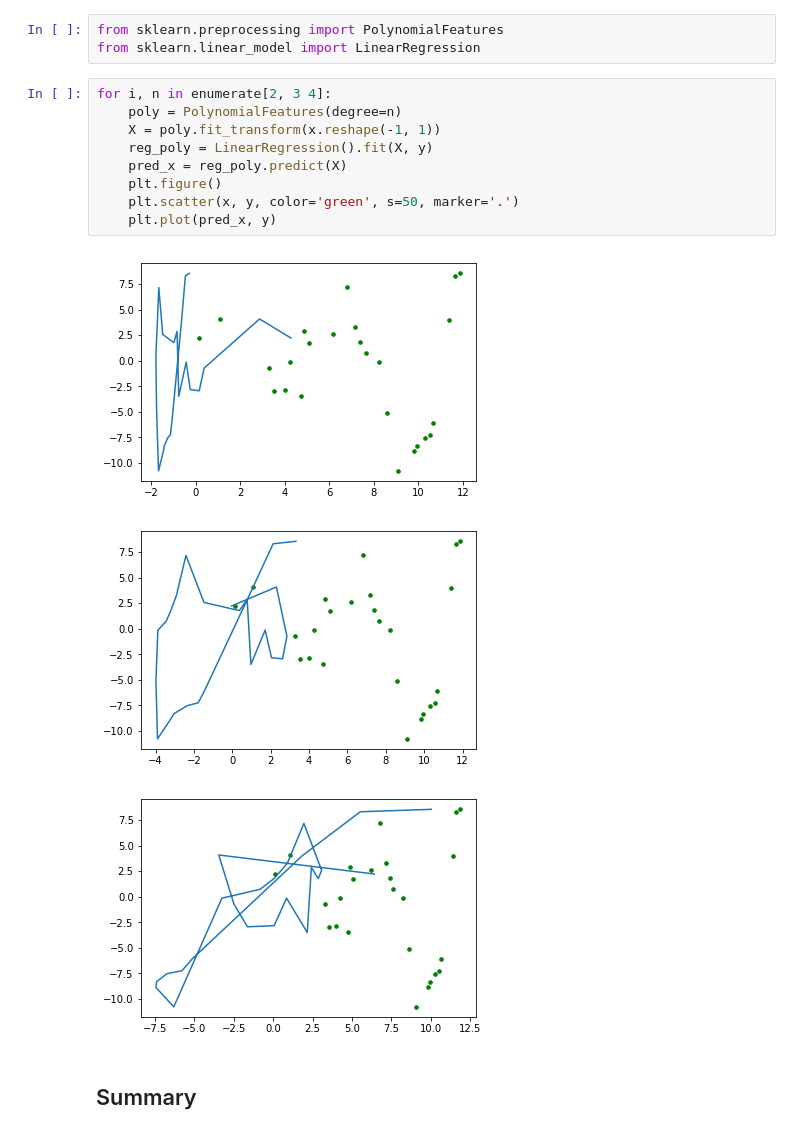
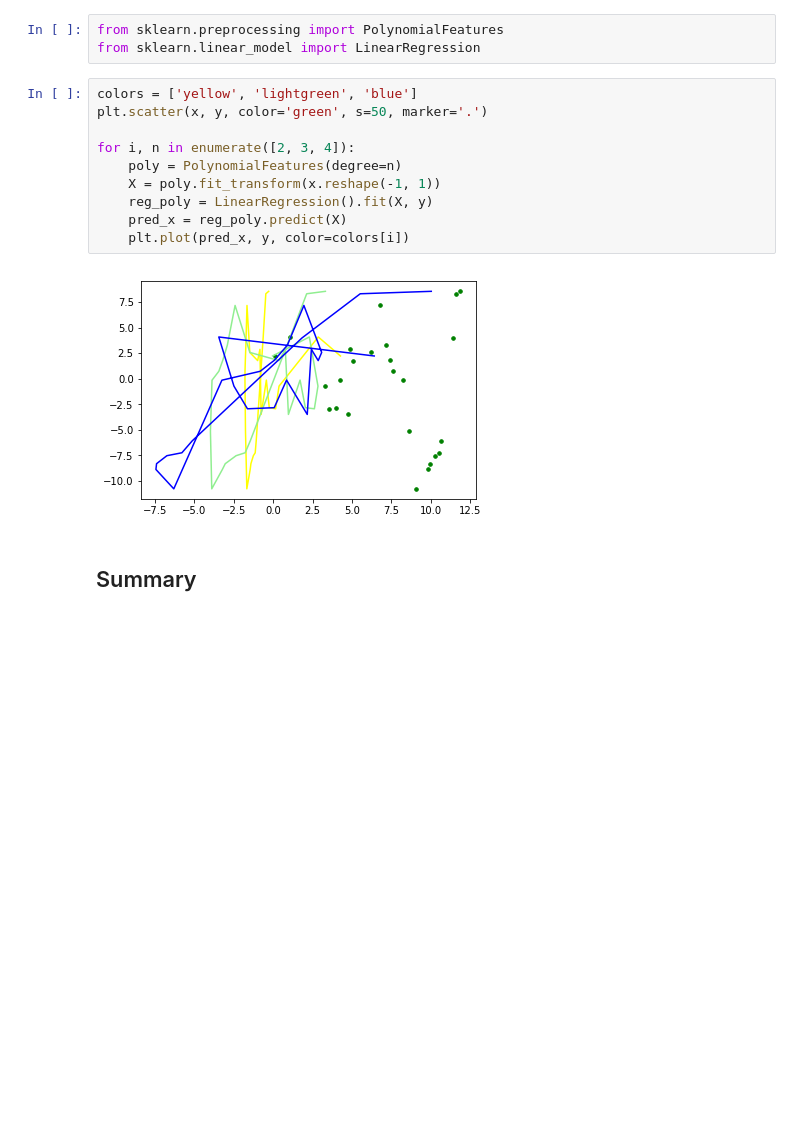
Before and after one commit to AlecMorgan/dsc-2-24-06-polynomial-regression-lab-seattle-ds-career-040119, a Jupyter notebook: index.ipynb, the cells around one changed output. Cells and saved outputs as stored; diff of their text form; blank space fills up the shorter version.

```diff
--- a/index.ipynb
+++ b/index.ipynb
@@ -76,18 +76,17 @@ degree 4 0.8789742862180925
 from sklearn.preprocessing import PolynomialFeatures
 from sklearn.linear_model import LinearRegression
 # %%
-for i, n in enumerate[2, 3 4]:
+colors = ['yellow', 'lightgreen', 'blue']
+plt.scatter(x, y, color='green', s=50, marker='.')
+
+for i, n in enumerate([2, 3, 4]):
     poly = PolynomialFeatures(degree=n)
     X = poly.fit_transform(x.reshape(-1, 1))
     reg_poly = LinearRegression().fit(X, y)
     pred_x = reg_poly.predict(X)
-    plt.figure()
-    plt.scatter(x, y, color='green', s=50, marker='.')
-    plt.plot(pred_x, y)
+    plt.plot(pred_x, y, color=colors[i])
 # %% [output]
-[figure, old version]
+[figure, new version]
-[figure, removed]
-[figure, removed]
 # %% [markdown]
 ## Summary
 # %% [markdown]
```
